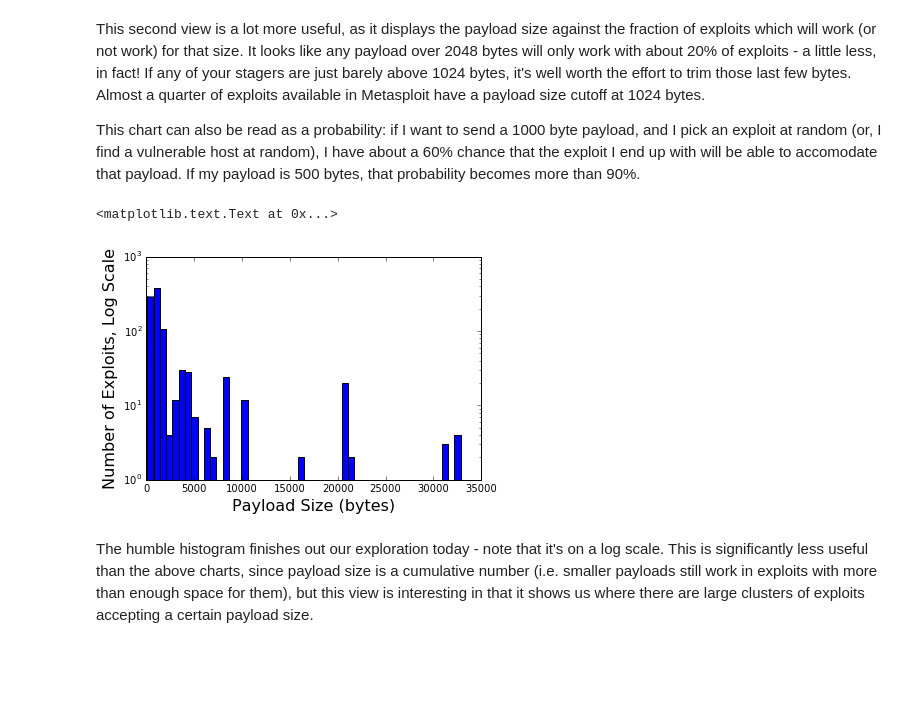
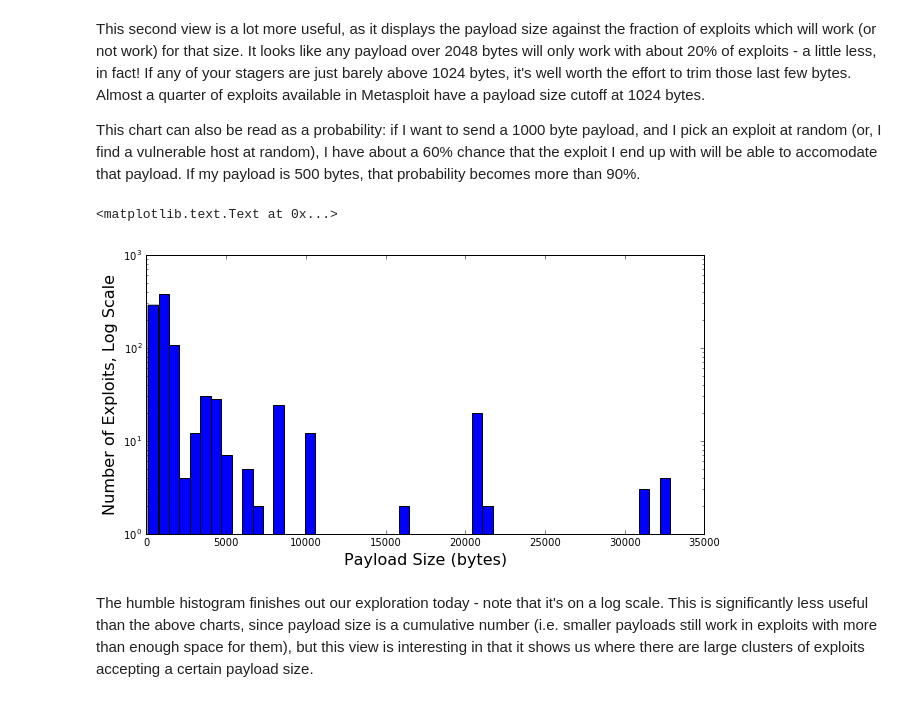
Before and after one commit to DakotaNelson/msf-stats, a Jupyter notebook: Exploit Payload Sizes.ipynb, the cells around one changed output. Saved outputs shown, nothing was run; the diff lists cells and outputs as text; code cells hidden in the pictures; blank space fills up the shorter version.

```diff
--- a/Exploit Payload Sizes.ipynb
+++ b/Exploit Payload Sizes.ipynb
@@ -104,16 +106,17 @@ This second view is a lot more useful, as it displays the payload size against t
 
 This chart can also be read as a probability: if I want to send a 1000 byte payload, and I pick an exploit at random (or, I find a vulnerable host at random), I have about a 60% chance that the exploit I end up with will be able to accomodate that payload. If my payload is 500 bytes, that probability becomes more than 90%.
 # %%
+plt.figure(figsize = (10,5))
 plt.hist(sorted_sizes, 400)
 
 plt.xlim((0,35000))
 plt.yscale('log')
 
 plt.xlabel("Payload Size (bytes)", size=16)
 plt.ylabel("Number of Exploits, Log Scale", size=16)
 # %% [output]
 <matplotlib.text.Text at 0x...>
-[figure, old version]
+[figure, new version]
 # %% [markdown]
 The humble histogram finishes out our exploration today - note that it's on a log scale. This is significantly less useful than the above charts, since payload size is a cumulative number (i.e. smaller payloads still work in exploits with more than enough space for them), but this view is interesting in that it shows us where there are large clusters of exploits accepting a certain payload size.
 # %% [markdown]
```
Also changed, not shown: parts of 3 cells of this notebook.
